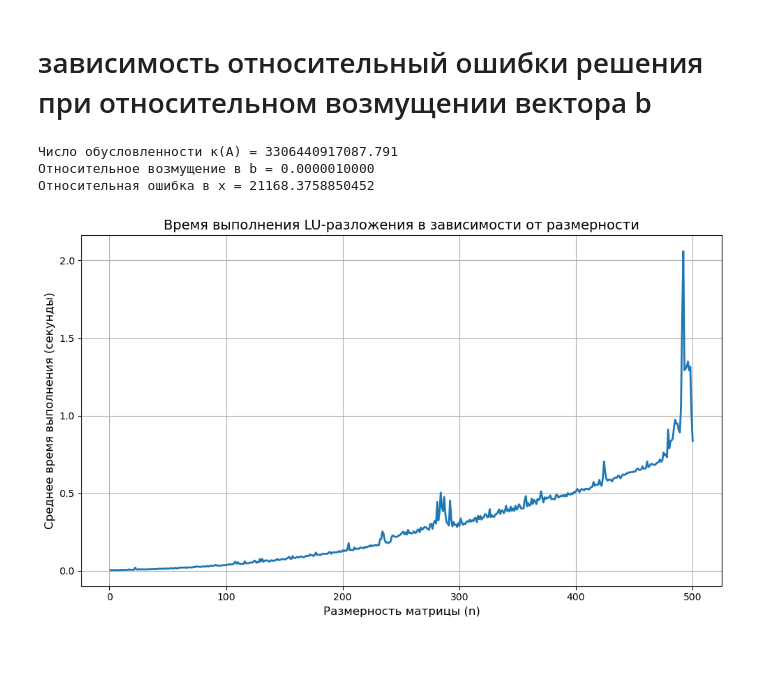
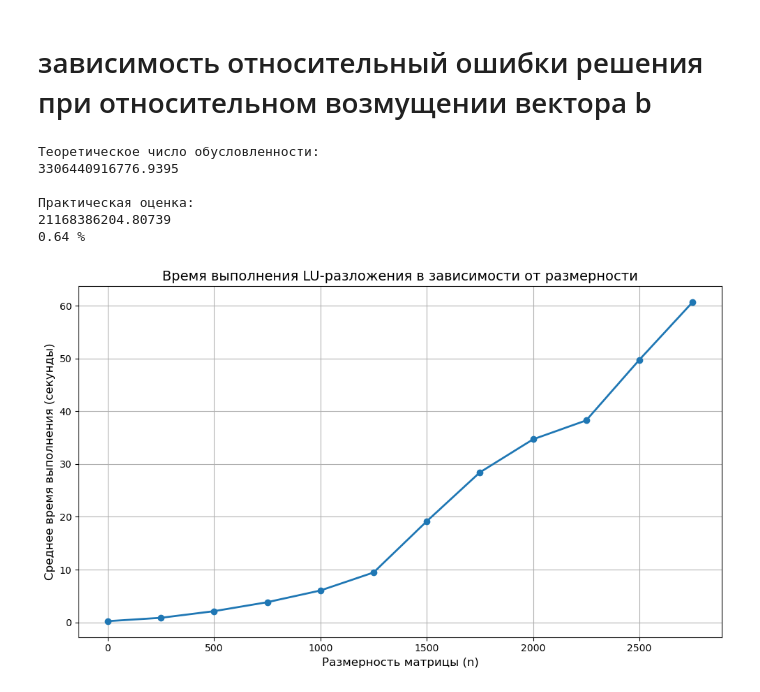
Before and after one commit to BorisKrutko/FAMS-BSU, a Jupyter notebook: numerical methods bsu/machine_arithmetic_and_methods_for_solving_linear_equations/questions.ipynb, the cells around one changed output. Saved outputs shown, nothing was run; the diff lists cells and outputs as text; code cells hidden in the pictures; blank space fills up the shorter version.

```diff
--- a/numerical methods bsu/machine_arithmetic_and_methods_for_solving_linear_equations/questions.ipynb
+++ b/numerical methods bsu/machine_arithmetic_and_methods_for_solving_linear_equations/questions.ipynb
@@ -3,6 +27,4 @@
 # %%
-import numpy as np
-
 A = np.array([
     [1, 1, 1, 1, 1, 1, 1, 1, 1, 1],
     [1, 2, 4, 8, 16, 32, 64, 128, 256, 512],
@@ -16,45 +38,46 @@ A = np.array([
     [1, 10, 100, 1000, 10000, 100000, 1000000, 10000000, 100000000, 1000000000]
 ], dtype=float)
 
-b = np.array([45, 8194, 250959, 3029220, 21362305, 106420470, 415866339,
-              1358612104, 3868151445, 9876543210], dtype=float)
+b = np.array([45, 8194, 250959, 3029220, 21362305, 106420470,
+              415866339, 1358612104, 3868151445, 9876543210], dtype=float)
 
-x = np.linalg.solve(A, b)
+k_theor = 1041528888784736 / 315
+k_pract = practical_condition_number(A, b)
 
-perturbation = 1e-6 * np.linalg.norm(b, np.inf)
-b_perturbed = b.copy()
-b_perturbed[0] += perturbation
+percent = k_pract / k_theor * 100
 
-x_perturbed = np.linalg.solve(A, b_perturbed)
+print("Теоретическое число обусловленности:")
+print(f"{k_theor}")
 
-rel_b_err = np.linalg.norm(b_perturbed - b, np.inf) / np.linalg.norm(b, np.inf)
-rel_x_err = np.linalg.norm(x_perturbed - x, np.inf) / np.linalg.norm(x, np.inf)
+print("\nПрактическая оценка:")
+print(f"{k_pract}")
 
-cond_A = np.linalg.cond(A, np.inf)
-
-print(f"Число обусловленности κ(A) = {cond_A:.3f}")
-print(f"Относительное возмущение в b = {rel_b_err:.10f}")
-print(f"Относительная ошибка в x = {rel_x_err:.10f}")
+print(f"{percent:.2f} %")
 # %% [output]
-Число обусловленности κ(A) = 3306440917087.791
-Относительное возмущение в b = 0.0000010000
-Относительная ошибка в x = 21168.3758850452
+Теоретическое число обусловленности:
+3306440916776.9395
+
+Практическая оценка:
+21168386204.80739
+0.64 %
 # %%
 import matplotlib.pyplot as plt
 import numpy as np
 # %%
-times = np.loadtxt('data/times.txt')
-n_values = np.arange(1, len(times) + 1)
+data = np.loadtxt('data/times.txt')
+
+n_values = data[:, 0]
+times = data[:, 1]
 
 plt.figure(figsize=(10, 6))
-plt.plot(n_values, times, linewidth=2)
+plt.plot(n_values, times, '-o', linewidth=2)
 
 plt.title("Время выполнения LU-разложения в зависимости от размерности", fontsize=14)
 plt.xlabel("Размерность матрицы (n)", fontsize=12)
 plt.ylabel("Среднее время выполнения (секунды)", fontsize=12)
 plt.grid(True)
 plt.tight_layout()
 
 plt.show()
 # %% [output]
-[figure, old version]
+[figure, new version]
```
Also changed, not shown: parts of 2 cells of this notebook, 3 other files.
